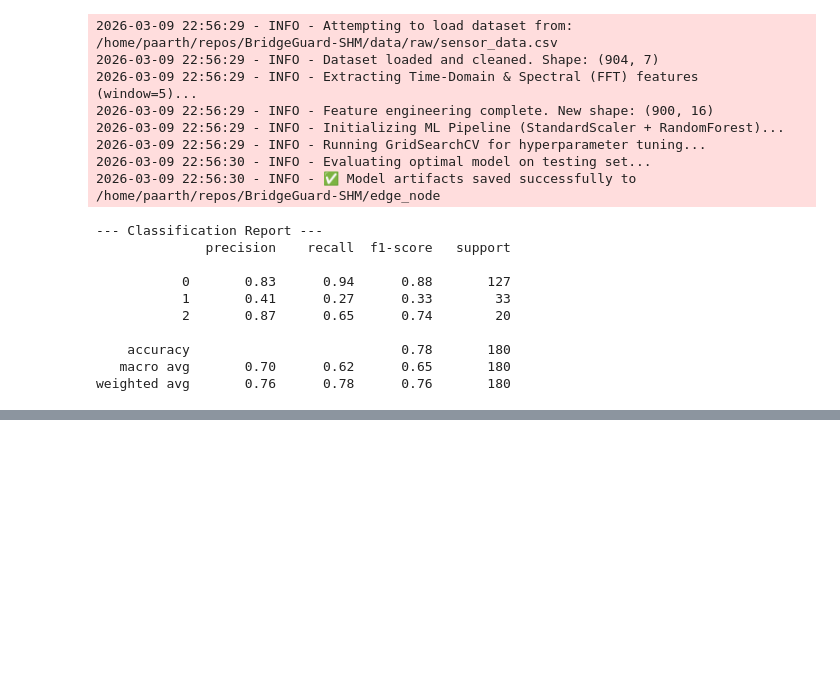
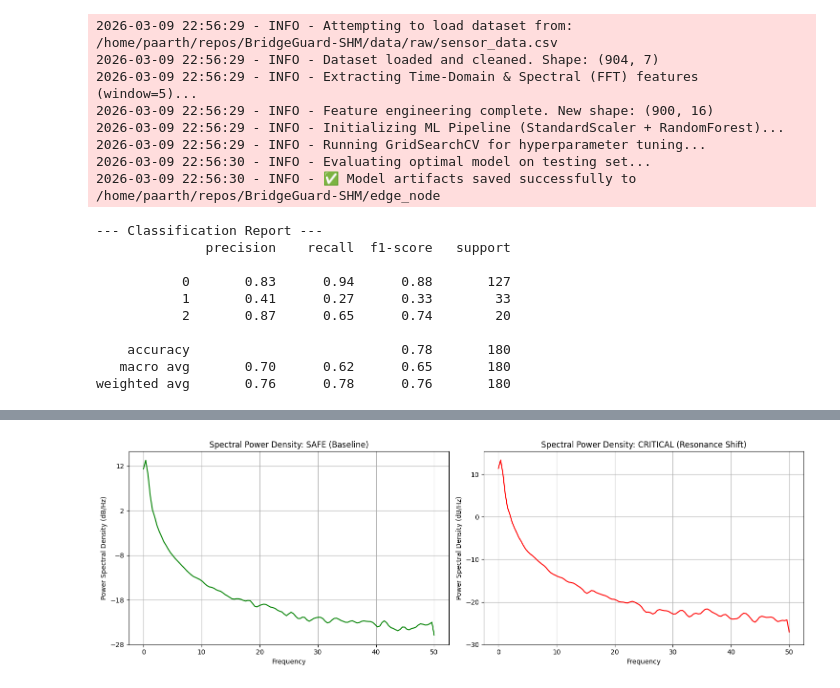
Before and after one commit to paarth-9k/BridgeGuard-SHM, a Jupyter notebook: notebooks/01_model_training.ipynb, the cells around one changed output, grey strips where cells are left out. Drawn from its saved outputs; the diff is of its cells as text; code cells hidden in the pictures; blank space fills up the shorter version.

```diff
--- a/notebooks/01_model_training.ipynb
+++ b/notebooks/01_model_training.ipynb
@@ -160,0 +184,19 @@ weighted avg       0.76      0.78      0.76       180
+# %%
+def plot_spectral_proof(df):
+    safe_sample = df[df['Target'] == 0]['Accel_Z'].head(100).values
+    crit_sample = df[df['Target'] > 0]['Accel_Z'].head(100).values
+
+    fig, axes = plt.subplots(1, 2, figsize=(15, 5))
+
+    axes[0].psd(safe_sample, Fs=100, color='green')
+    axes[0].set_title("Spectral Power Density: SAFE (Baseline)")
+
+    axes[1].psd(crit_sample, Fs=100, color='red')
+    axes[1].set_title("Spectral Power Density: CRITICAL (Resonance Shift)")
+
+    plt.tight_layout()
+    plt.show()
+
+plot_spectral_proof(df_engineered)
+# %% [output]
+[figure, added]
```
Also changed, not shown: parts of 3 cells of this notebook, 4 other files.
